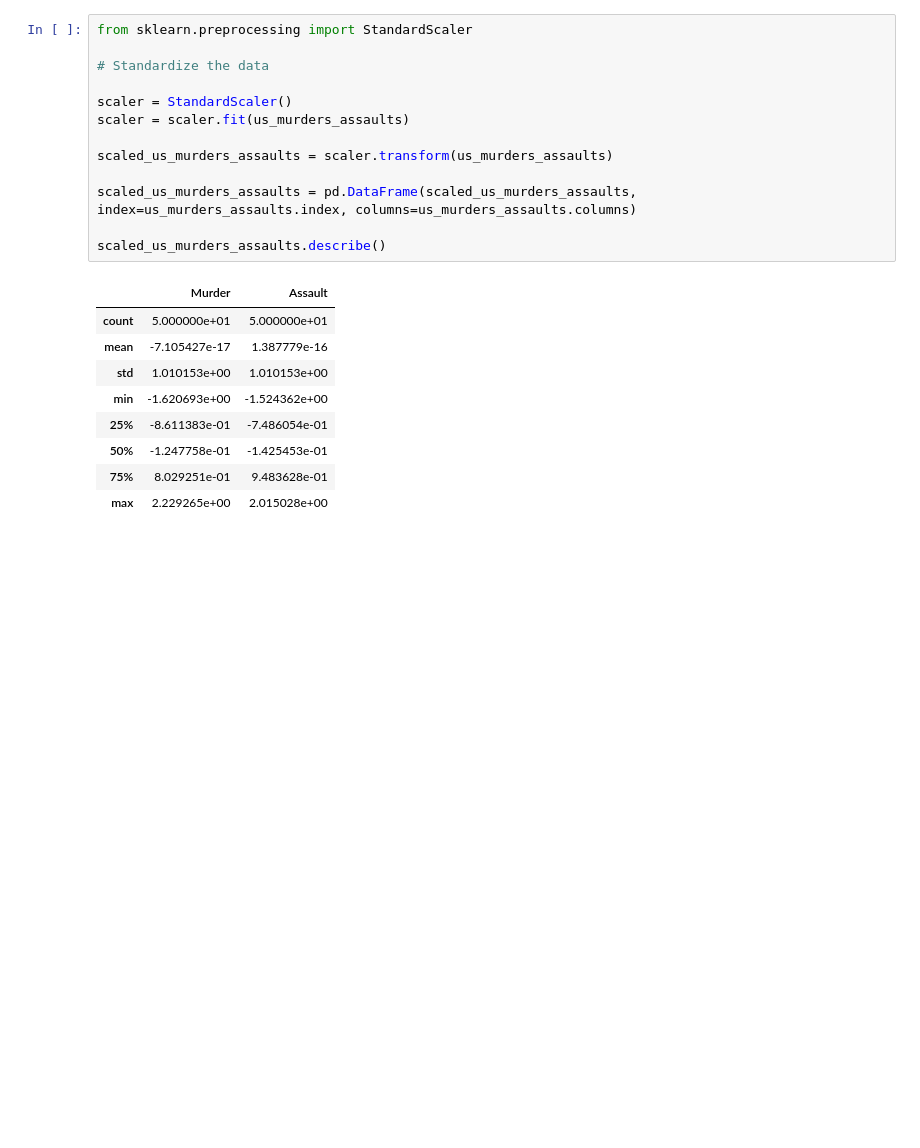
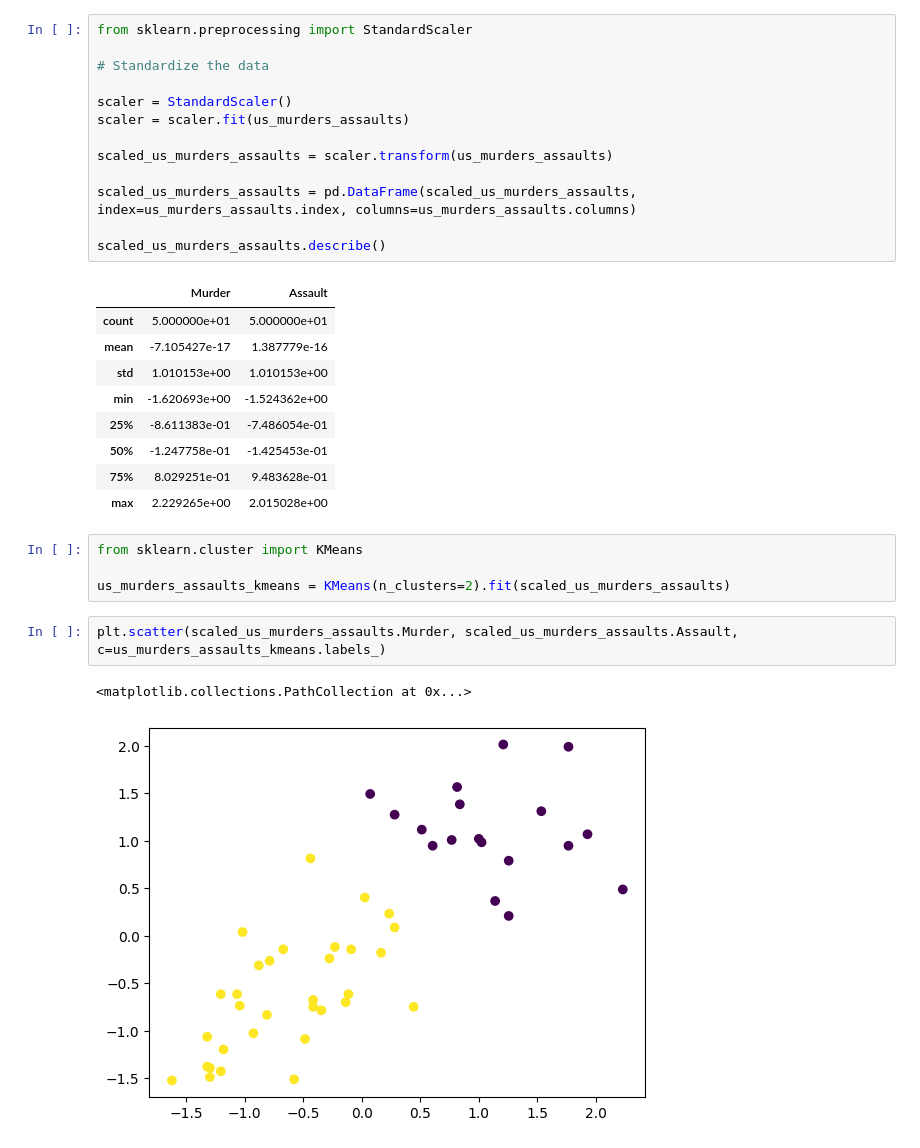
Before and after one commit to mar1shell/ENSAMC-CS-AI, a Jupyter notebook: Semester-3/Data-Science/workshops/Workshop-5/solution.ipynb, the cells around one changed output. Saved outputs shown, nothing was run; the diff lists cells and outputs as text; blank space fills up the shorter version.

```diff
--- a/Semester-3/Data-Science/workshops/Workshop-5/solution.ipynb
+++ b/Semester-3/Data-Science/workshops/Workshop-5/solution.ipynb
@@ -41,3 +41,12 @@ scaled_us_murders_assaults.describe()
 | 50% | -1.247758e-01 | -1.425453e-01 |
 | 75% | 8.029251e-01 | 9.483628e-01 |
 | max | 2.229265e+00 | 2.015028e+00 |
+# %%
+from sklearn.cluster import KMeans
+
+us_murders_assaults_kmeans = KMeans(n_clusters=2).fit(scaled_us_murders_assaults)
+# %%
+plt.scatter(scaled_us_murders_assaults.Murder, scaled_us_murders_assaults.Assault, c=us_murders_assaults_kmeans.labels_)
+# %% [output]
+<matplotlib.collections.PathCollection at 0x...>
+[figure, added]
```
Also changed, not shown: 14 other files.
